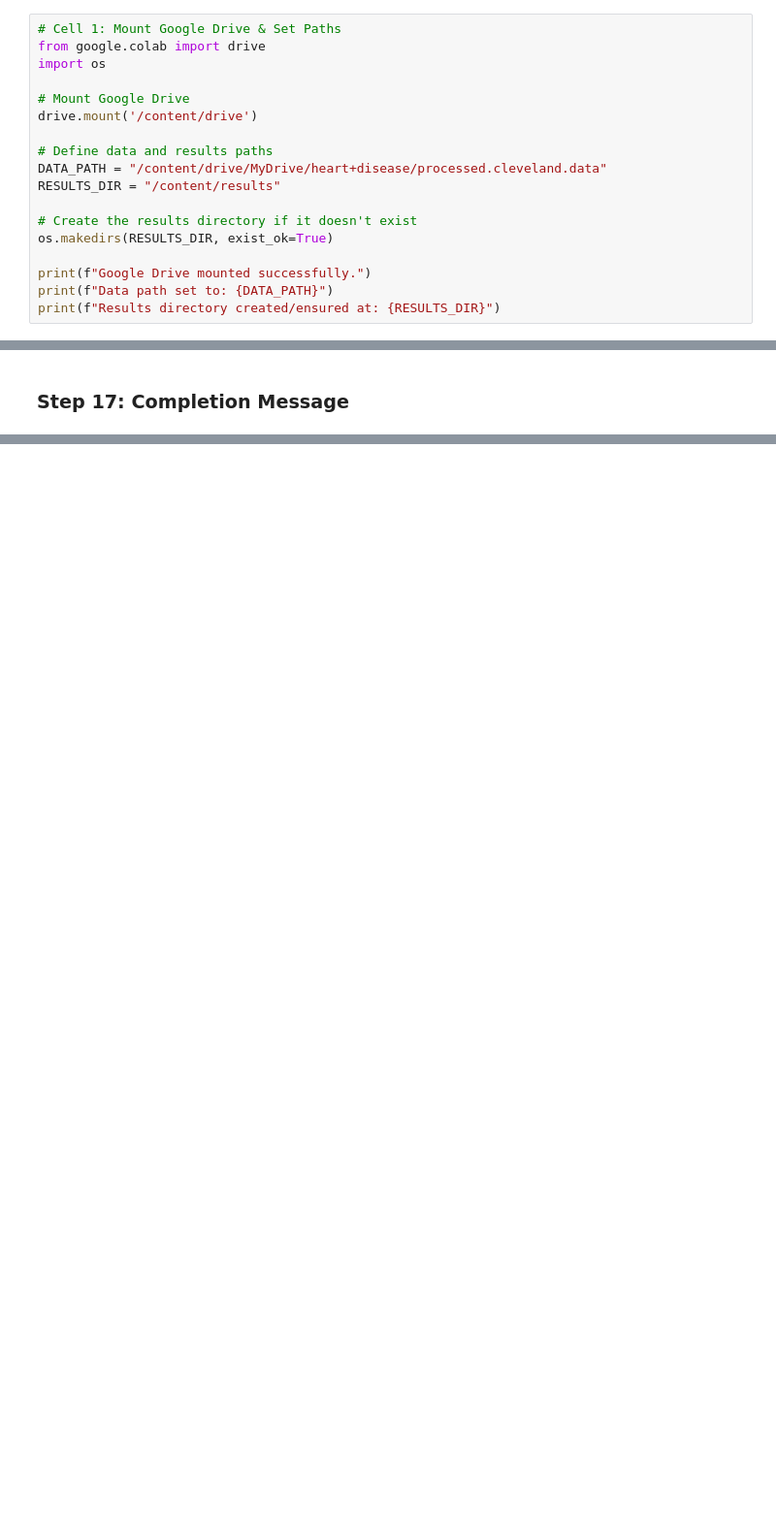
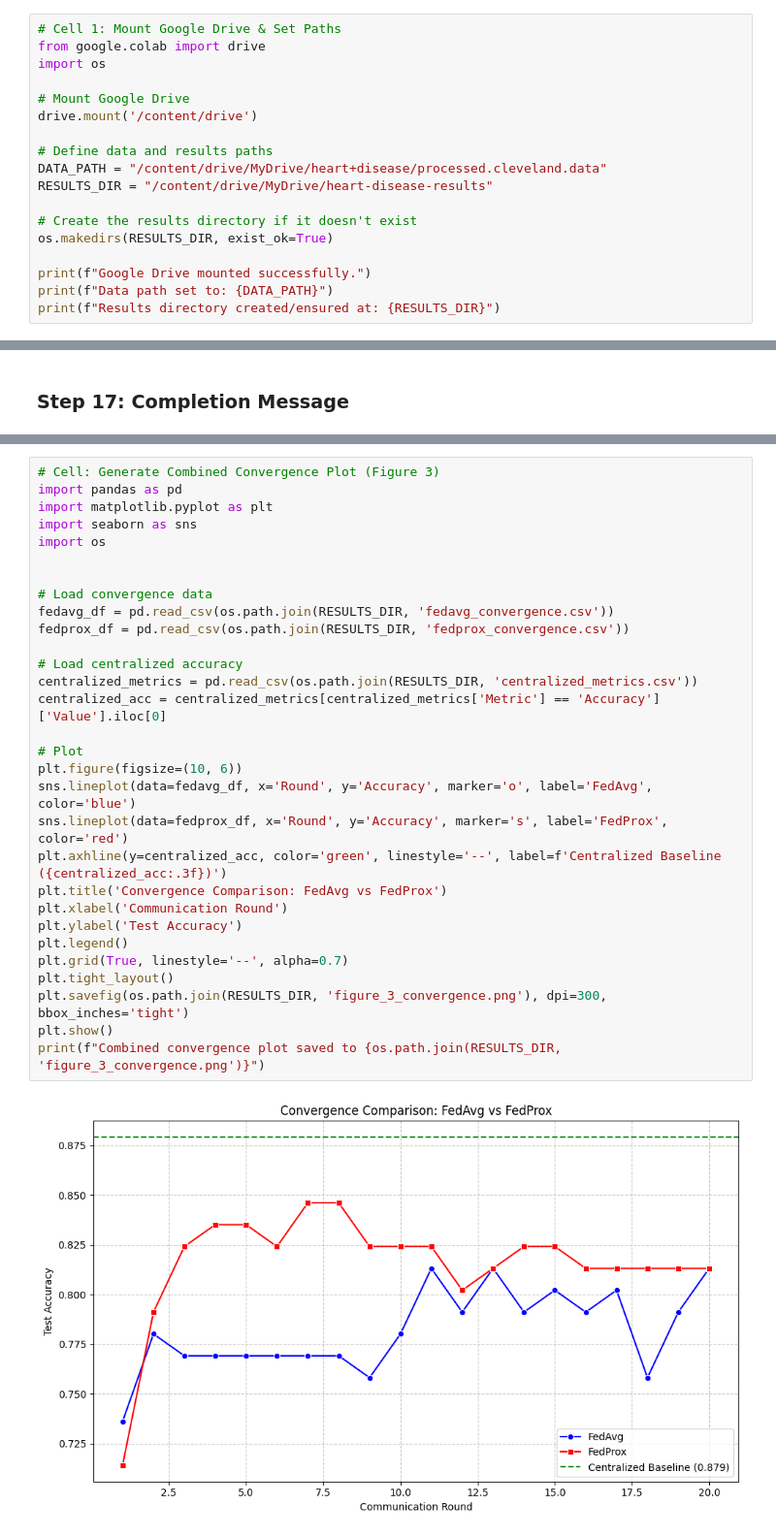
Before and after one commit to wasihun-code/BLOG_Flask, a Jupyter notebook: federated_learning.ipynb, the cells around one changed output, grey strips where cells are left out. Shown at 97% size. Saved outputs shown, nothing was run; the diff lists cells and outputs as text; blank space fills up the shorter version.

```diff
--- a/federated_learning.ipynb
+++ b/federated_learning.ipynb
@@ -12,7 +12,7 @@ drive.mount('/content/drive')
 
 # Define data and results paths
 DATA_PATH = "/content/drive/MyDrive/heart+disease/processed.cleveland.data"
-RESULTS_DIR = "/content/results"
+RESULTS_DIR = "/content/drive/MyDrive/heart-disease-results"
 
 # Create the results directory if it doesn't exist
 os.makedirs(RESULTS_DIR, exist_ok=True)
@@ -1786,0 +1574,32 @@ Round 17/20
+# %%
+# Cell: Generate Combined Convergence Plot (Figure 3)
+import pandas as pd
+import matplotlib.pyplot as plt
+import seaborn as sns
+import os
+
+
+# Load convergence data
+fedavg_df = pd.read_csv(os.path.join(RESULTS_DIR, 'fedavg_convergence.csv'))
+fedprox_df = pd.read_csv(os.path.join(RESULTS_DIR, 'fedprox_convergence.csv'))
+
+# Load centralized accuracy
+centralized_metrics = pd.read_csv(os.path.join(RESULTS_DIR, 'centralized_metrics.csv'))
+centralized_acc = centralized_metrics[centralized_metrics['Metric'] == 'Accuracy']['Value'].iloc[0]
+
+# Plot
+plt.figure(figsize=(10, 6))
+sns.lineplot(data=fedavg_df, x='Round', y='Accuracy', marker='o', label='FedAvg', color='blue')
+sns.lineplot(data=fedprox_df, x='Round', y='Accuracy', marker='s', label='FedProx', color='red')
+plt.axhline(y=centralized_acc, color='green', linestyle='--', label=f'Centralized Baseline ({centralized_acc:.3f})')
+plt.title('Convergence Comparison: FedAvg vs FedProx')
+plt.xlabel('Communication Round')
+plt.ylabel('Test Accuracy')
+plt.legend()
+plt.grid(True, linestyle='--', alpha=0.7)
+plt.tight_layout()
+plt.savefig(os.path.join(RESULTS_DIR, 'figure_3_convergence.png'), dpi=300, bbox_inches='tight')
+plt.show()
+print(f"Combined convergence plot saved to {os.path.join(RESULTS_DIR, 'figure_3_convergence.png')}")
+# %% [output]
+[figure, added]
```
Also changed, not shown: parts of 15 cells of this notebook.
